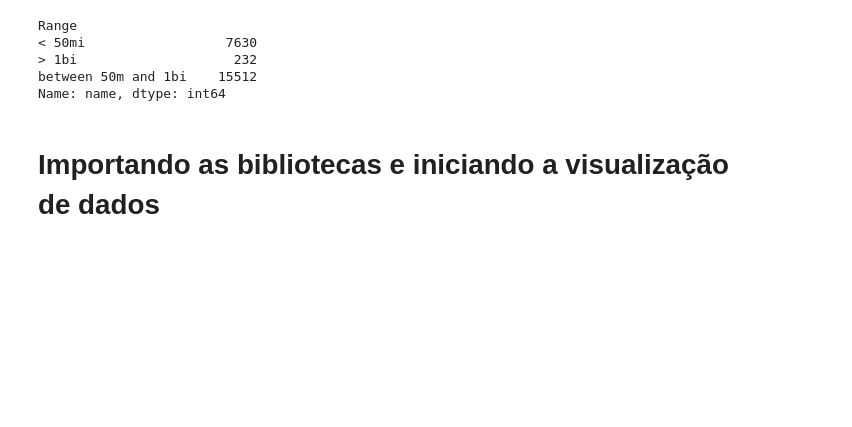
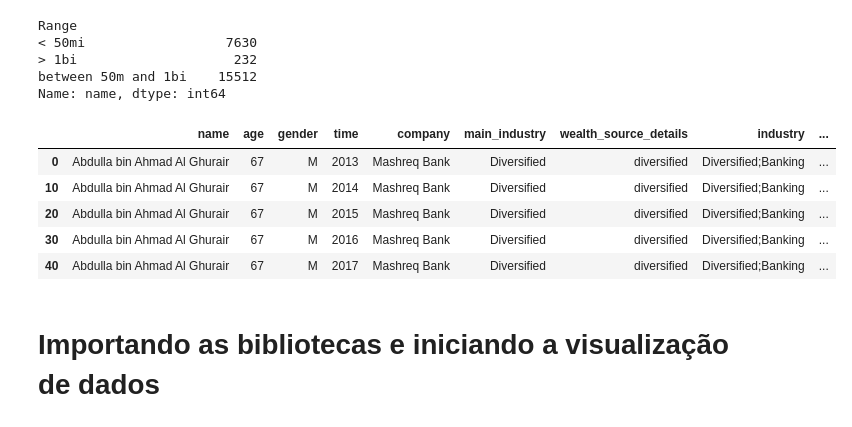
Before and after one commit to pabloxD13/tecprog1_Pablo_Brito, a Jupyter notebook: Projeto.ipynb, the cells around one changed output. Drawn from its saved outputs; the diff is of its cells as text; code cells hidden in the pictures; blank space fills up the shorter version.

```diff
--- a/Projeto.ipynb
+++ b/Projeto.ipynb
@@ -117,8 +117,9 @@ df_bilion.loc[df_bilion['country'] == 'USA', 'country'] = 'United States'
 # Serão excluídas as demais linhas com NaN
 df_bilion.dropna(inplace=True)
 # %%
-# Excluindo o genero M;F
+# Excluindo o genero M;F e dropando a coluna countries
 df_bilion = df_bilion[(df_bilion['gender']!='M;F')]
+df_bilion = df_bilion.drop(['countries'], axis=1)
 # %%
 # Será criada uma nova coluna onde são filtradas as pessoas pela sua renda anual, de menos que 50 mi, entre 50 mi e 1 bi e mais que 1 bi
 df_bilion[['name', 'time','annual_income']]
@@ -131,6 +132,15 @@ Range
 > 1bi                    232
 between 50m and 1bi    15512
 Name: name, dtype: int64
+# %%
+df_bilion.head(5)
+# %% [output]
+|  | name | age | gender | time | company | main_industry | wealth_source_details | industry | ... |
+| 0 | Abdulla bin Ahmad Al Ghurair | 67 | M | 2013 | Mashreq Bank | Diversified | diversified | Diversified;Banking | ... |
+| 10 | Abdulla bin Ahmad Al Ghurair | 67 | M | 2014 | Mashreq Bank | Diversified | diversified | Diversified;Banking | ... |
+| 20 | Abdulla bin Ahmad Al Ghurair | 67 | M | 2015 | Mashreq Bank | Diversified | diversified | Diversified;Banking | ... |
+| 30 | Abdulla bin Ahmad Al Ghurair | 67 | M | 2016 | Mashreq Bank | Diversified | diversified | Diversified;Banking | ... |
+| 40 | Abdulla bin Ahmad Al Ghurair | 67 | M | 2017 | Mashreq Bank | Diversified | diversified | Diversified;Banking | ... |
 # %%
 df_bilion.to_csv('df_bilion.csv')
 # %% [markdown]
```
